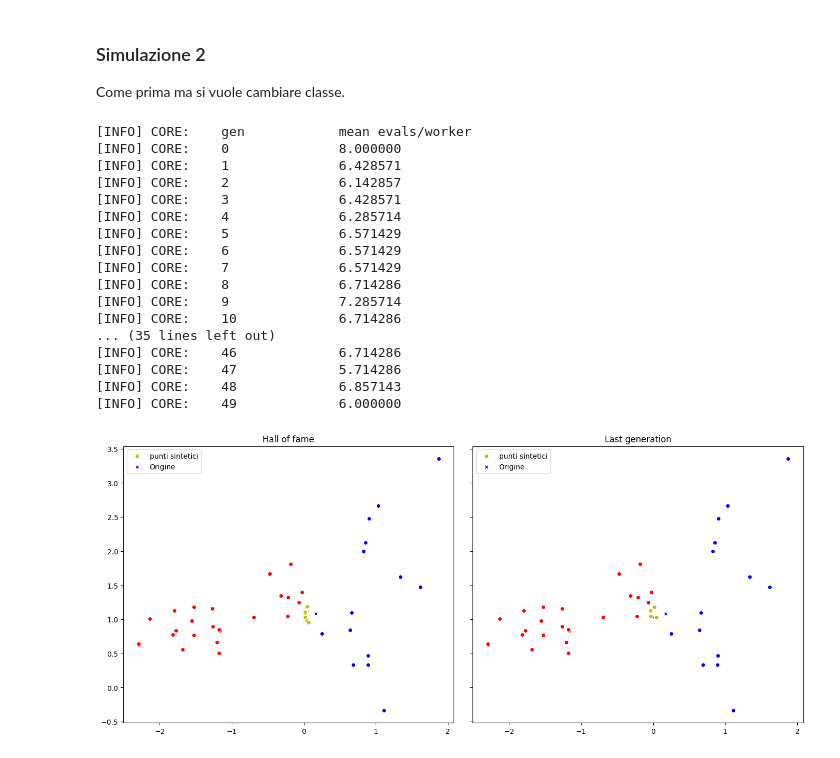
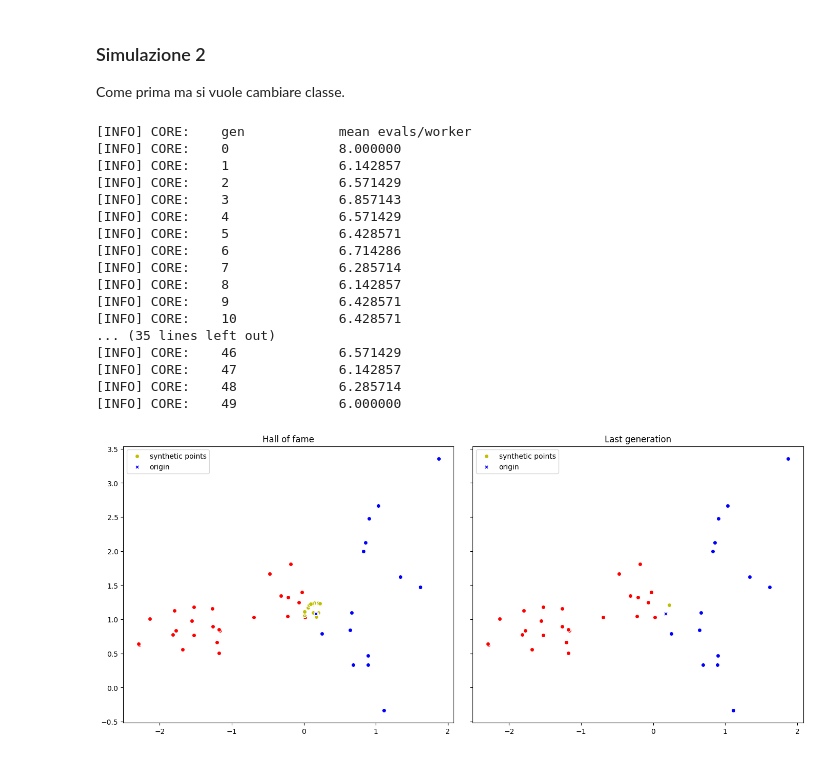
Before and after one commit to FedericoBustaffa/thesis, a Jupyter notebook: src/explain_classifier.ipynb, the cells around one changed output. Cells and saved outputs as stored; diff of their text form; code cells hidden in the pictures.

```diff
--- a/src/explain_classifier.ipynb
+++ b/src/explain_classifier.ipynb
@@ -540,14 +524,14 @@ a quello iniziale e classificati allo stesso modo.
 # %%
 from ppga import tools, algorithms, log
 
-toolbox.set_evaluation(same_evaluate, point, classifier, sigma, 0.1, 0.7)
+toolbox.set_evaluation(same_evaluate, point, classifier, epsilon, 0.8)
 toolbox.set_selection(tools.sel_tournament, tournsize=3)
 
 hof = base.HallOfFame(50)
 population, stats = algorithms.pelitist(
     toolbox=toolbox,
     population_size=100,
-    keep=0.02,
+    keep=0.00,
     cxpb=0.8,
     mutpb=0.2,
     max_generations=50,
@@ -566,11 +550,11 @@ ax1.scatter(X_test[cls0].T[0], X_test[cls0].T[1], c="r", ec="w")
 ax1.scatter(X_test[cls1].T[0], X_test[cls1].T[1], c="b", ec="w")
 
 ax1.scatter(
-    hof_synth_points.T[0], hof_synth_points.T[1], c="y", ec="w", label="punti sintetici"
+    hof_synth_points.T[0], hof_synth_points.T[1], c="y", ec="w", label="synthetic"
 )
 
 c = "r" if point_class == 0 else "b"
-ax1.scatter(point[0], point[1], c=c, ec="w", marker="X", label="Origine")
+ax1.scatter(point[0], point[1], c=c, ec="w", marker="X", label="origin")
 ax1.legend()
 
 ax2.set_title("Last generation")
@@ -578,11 +562,11 @@ ax2.scatter(X_test[cls0].T[0], X_test[cls0].T[1], c="r", ec="w")
 ax2.scatter(X_test[cls1].T[0], X_test[cls1].T[1], c="b", ec="w")
 
 ax2.scatter(
-    pop_synth_points.T[0], pop_synth_points.T[1], c="y", ec="w", label="punti sintetici"
+    pop_synth_points.T[0], pop_synth_points.T[1], c="y", ec="w", label="synthetic points"
 )
 
 c = "r" if point_class == 0 else "b"
-ax2.scatter(point[0], point[1], c=c, ec="w", marker="X", label="Origine")
+ax2.scatter(point[0], point[1], c=c, ec="w", marker="X", label="origin")
 ax2.legend()
 
 plt.show()
@@ -646,15 +627,8 @@ Come prima ma si vuole cambiare classe.
 # %%
 from ppga import tools, algorithms, log
 
-toolbox.set_evaluation(
-    other_evaluate,
-    point=point,
-    target=(point_class + 1) % 2,
-    classifier=classifier,
-    sigma=sigma,
-    eps=0.1,
-    alpha=0.7,
-)
+target = (point_class + 1) % 2
+toolbox.set_evaluation(other_evaluate, point, target, classifier, epsilon, 0.8)
 toolbox.set_selection(tools.sel_tournament, tournsize=3)
 
 hof = base.HallOfFame(50)
@@ -674,51 +648,51 @@ pop_synth_points = np.array([i.chromosome for i in population])
 
 fig, (ax1, ax2) = plt.subplots(1, 2, sharey=True, figsize=(14, 6))
 plt.tight_layout()
 
 ax1.set_title("Hall of fame")
 ax1.scatter(X_test[cls0].T[0], X_test[cls0].T[1], c="r", ec="w")
 ax1.scatter(X_test[cls1].T[0], X_test[cls1].T[1], c="b", ec="w")
 
 ax1.scatter(
-    hof_synth_points.T[0], hof_synth_points.T[1], c="y", ec="w", label="punti sintetici"
+    hof_synth_points.T[0], hof_synth_points.T[1], c="y", ec="w", label="synthetic points"
 )
 
 c = "r" if point_class == 0 else "b"
-ax1.scatter(point[0], point[1], c=c, ec="w", marker="X", label="Origine")
+ax1.scatter(point[0], point[1], c=c, ec="w", marker="X", label="origin")
 ax1.legend()
 
 ax2.set_title("Last generation")
 ax2.scatter(X_test[cls0].T[0], X_test[cls0].T[1], c="r", ec="w")
 ax2.scatter(X_test[cls1].T[0], X_test[cls1].T[1], c="b", ec="w")
 
 ax2.scatter(
-    pop_synth_points.T[0], pop_synth_points.T[1], c="y", ec="w", label="punti sintetici"
+    pop_synth_points.T[0], pop_synth_points.T[1], c="y", ec="w", label="synthetic points"
 )
 
 c = "r" if point_class == 0 else "b"
-ax2.scatter(point[0], point[1], c=c, ec="w", marker="X", label="Origine")
+ax2.scatter(point[0], point[1], c=c, ec="w", marker="X", label="origin")
 ax2.legend()
 
 plt.show()
 # %% [output]
 [INFO] CORE:    gen            mean evals/worker
 [INFO] CORE:    0              8.000000
-[INFO] CORE:    1              6.428571
-[INFO] CORE:    2              6.142857
-[INFO] CORE:    3              6.428571
-[INFO] CORE:    4              6.285714
-[INFO] CORE:    5              6.571429
-[INFO] CORE:    6              6.571429
-[INFO] CORE:    7              6.571429
-[INFO] CORE:    8              6.714286
-[INFO] CORE:    9              7.285714
-[INFO] CORE:    10             6.714286
+[INFO] CORE:    1              6.142857
+[INFO] CORE:    2              6.571429
+[INFO] CORE:    3              6.857143
+[INFO] CORE:    4              6.571429
+[INFO] CORE:    5              6.428571
+[INFO] CORE:    6              6.714286
+[INFO] CORE:    7              6.285714
+[INFO] CORE:    8              6.142857
+[INFO] CORE:    9              6.428571
+[INFO] CORE:    10             6.428571
 ... (35 lines left out)
-[INFO] CORE:    46             6.714286
-[INFO] CORE:    47             5.714286
-[INFO] CORE:    48             6.857143
+[INFO] CORE:    46             6.571429
+[INFO] CORE:    47             6.142857
+[INFO] CORE:    48             6.285714
 [INFO] CORE:    49             6.000000
-[figure, old version]
+[figure, new version]
 # %%
 print(f"start point class: {point_class}")
 for i in hof:
```
Also changed, not shown: parts of 22 cells of this notebook.
